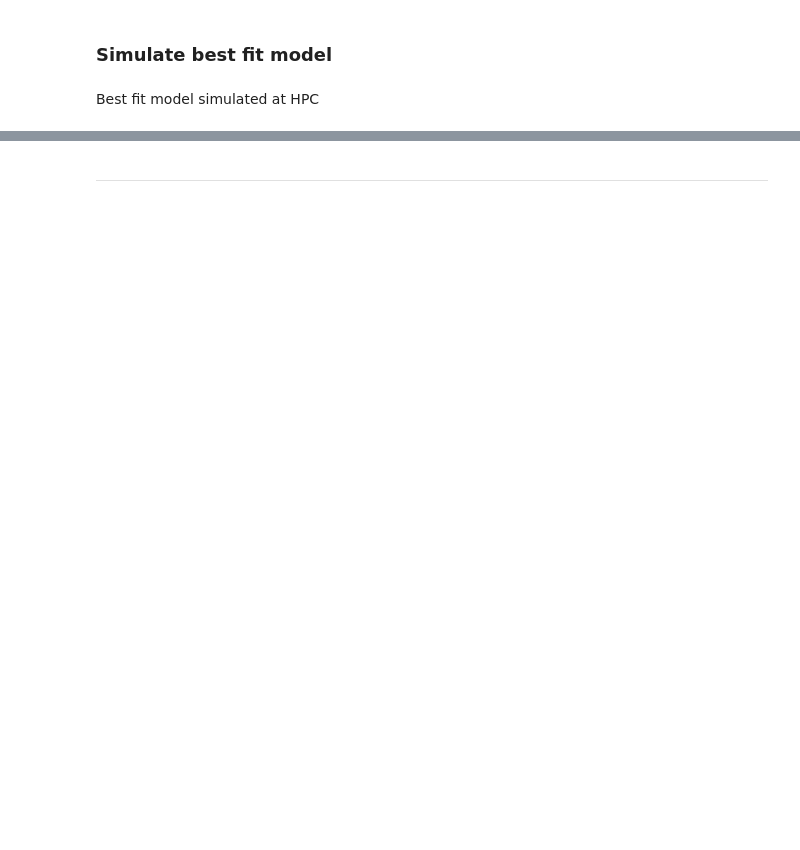
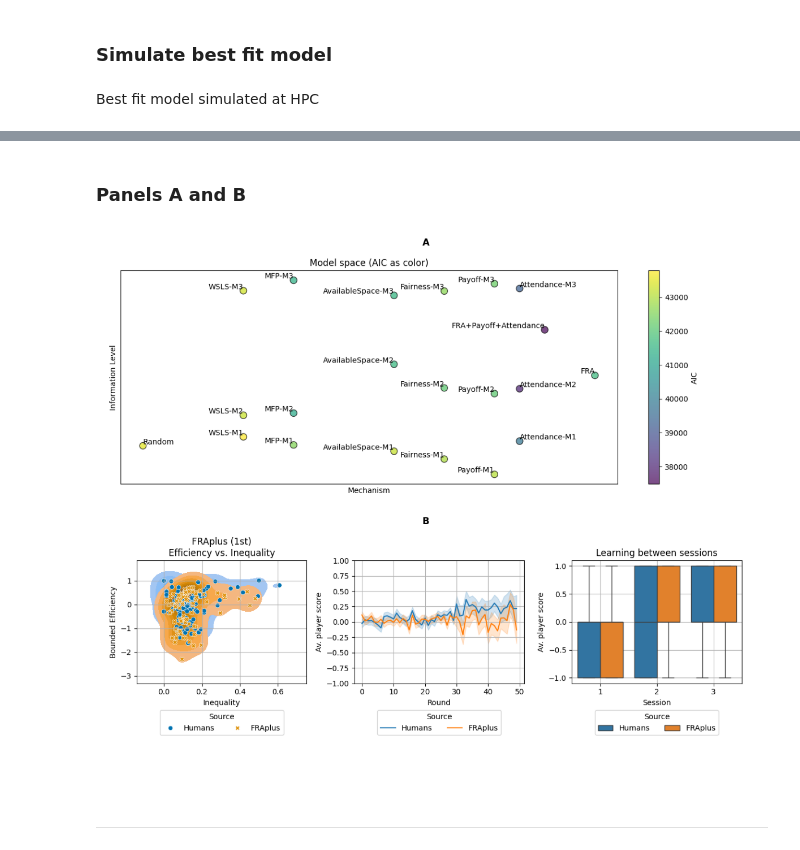
Before and after one commit to EAndrade-Lotero/Cognitive_Models_El_Farol_Bar_Problem, a Jupyter notebook: Figures for article/Short_Fig3.ipynb, the cells around one changed output, grey strips where cells are left out. Cells and saved outputs as stored; diff of their text form; code cells hidden in the pictures; blank space fills up the shorter version.

```diff
--- a/Figures for article/Short_Fig3.ipynb
+++ b/Figures for article/Short_Fig3.ipynb
@@ -443,0 +445,19 @@ ax[1].grid()
+# %% [markdown]
+### Panels A and B
+# %%
+fig, ax = plt.subplots(2, 1, figsize=(12,10), tight_layout=True)
+
+ax[0].imshow(panel_A)
+ax[1].imshow(panel_B)
+
+ax[0].axis('off')
+ax[1].axis('off')
+
+# Convert figure to image array
+fig.canvas.draw()
+rgba_bytes = fig.canvas.buffer_rgba().tobytes()
+width, height = fig.canvas.get_width_height()
+pil_image = PIL.Image.frombytes(mode="RGBA", size=[width, height], data=rgba_bytes)
+panels_A_B = np.array(pil_image)
+# %% [output]
+[figure, added]
```
Also changed, not shown: parts of 14 cells of this notebook, 4 other files.
